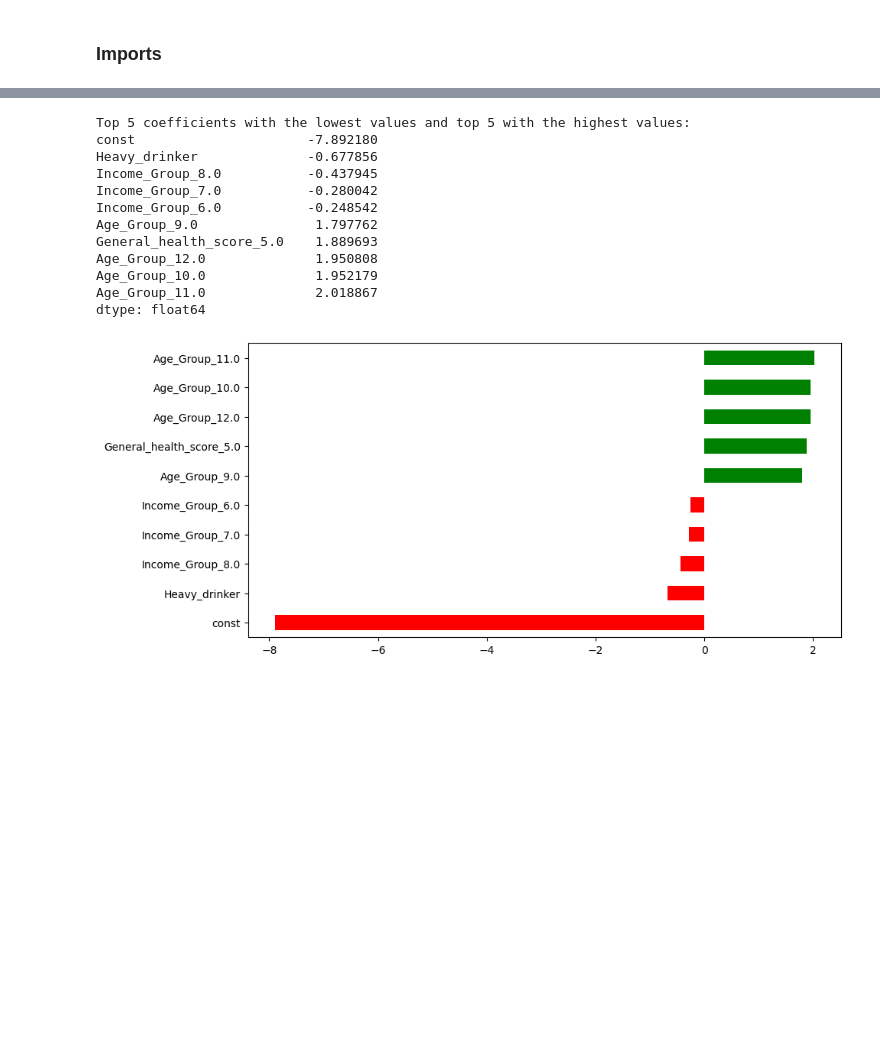
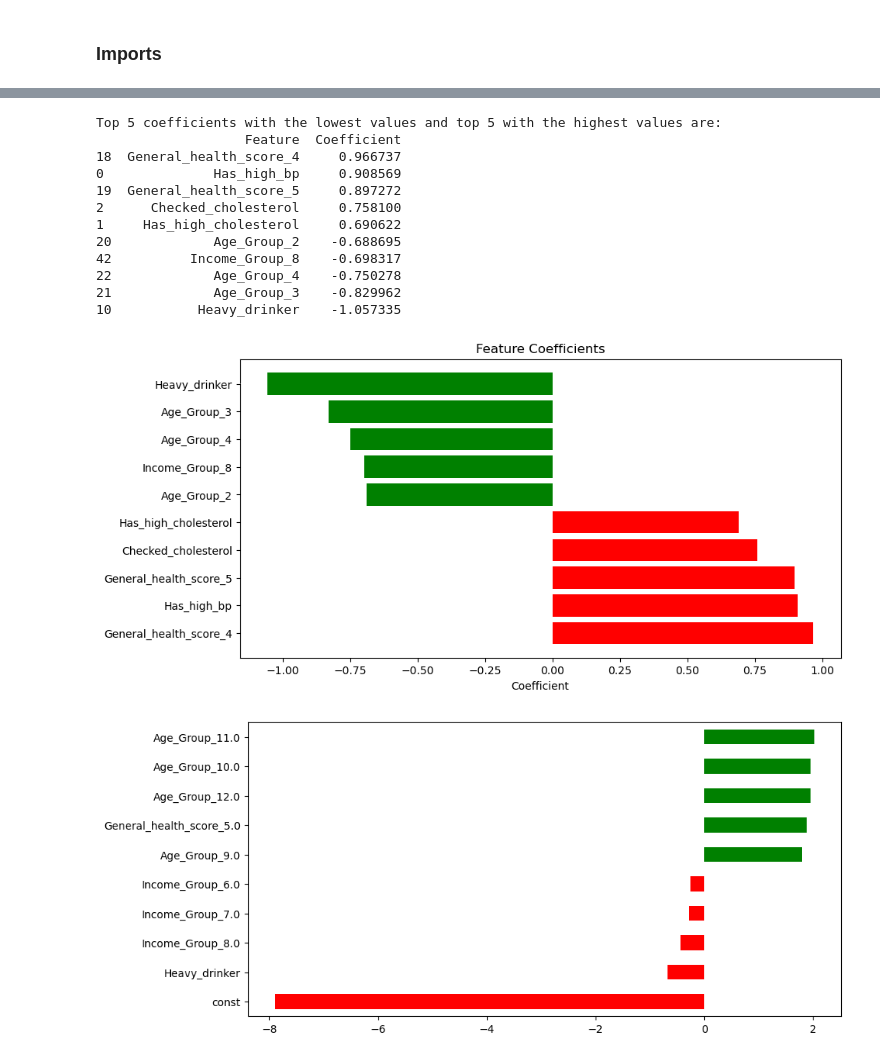
Before and after one commit to diego2017/capstone_disease_predictor, a Jupyter notebook: notebooks/04a-modelling_log_reg.ipynb, the cells around one changed output, grey strips where cells are left out. Drawn from its saved outputs; the diff is of its cells as text; code cells hidden in the pictures; blank space fills up the shorter version.

```diff
--- a/notebooks/04-modelling.ipynb
+++ b/notebooks/04a-modelling_log_reg.ipynb
@@ -239,0 +200,16 @@ The baseline model accuracy is: 84.945%
+# %%
+# Get coefficients and intercept from the optimised model
+coefficients = optimised_log_reg.coef_.flatten()  # Flatten the coefficients array
+intercept = optimised_log_reg.intercept_
+
+# Get names of columns
+feature_names = X_rem.columns
+
+# Create dataframe with features and their coefficient values
+features_df = pd.DataFrame({'Feature': feature_names, 'Coefficient': coefficients})
+
+# Sort rows based on the coefficient value
+sorted_features_df = features_df.sort_values(by='Coefficient', ascending=False)
+
+# Display the DataFrame
+print(sorted_features_df)
@@ -240,10 +234,7 @@ The baseline model accuracy is: 84.945%
 # %%
-
-sorted_coef = logit_fitted.params.sort_values()
-
-#get the top and bottom coef
-low_5_coef = sorted_coef.head(5)
-high_5_coef = sorted_coef.tail(5)
+# Get the top and bottom coefficients
+low_5_coef = sorted_features_df.head(5)
+high_5_coef = sorted_features_df.tail(5)
 
 # Join them
 combined_coef = pd.concat([low_5_coef, high_5_coef])
@@ -252,18 +243,40 @@ combined_coef = pd.concat([low_5_coef, high_5_coef])
 print("Top 5 coefficients with the lowest values and top 5 with the highest values are:")
 print(combined_coef)
 # %% [output]
-Top 5 coefficients with the lowest values and top 5 with the highest values:
-const                      -7.892180
-Heavy_drinker              -0.677856
-Income_Group_8.0           -0.437945
-Income_Group_7.0           -0.280042
-Income_Group_6.0           -0.248542
-Age_Group_9.0               1.797762
-General_health_score_5.0    1.889693
-Age_Group_12.0              1.950808
-Age_Group_10.0              1.952179
-Age_Group_11.0              2.018867
-dtype: float64
+Top 5 coefficients with the lowest values and top 5 with the highest values are:
+                   Feature  Coefficient
+18  General_health_score_4     0.966737
+0              Has_high_bp     0.908569
+19  General_health_score_5     0.897272
+2      Checked_cholesterol     0.758100
+1     Has_high_cholesterol     0.690622
+20             Age_Group_2    -0.688695
+42          Income_Group_8    -0.698317
+22             Age_Group_4    -0.750278
+21             Age_Group_3    -0.829962
+10           Heavy_drinker    -1.057335
+# %%
+# Create a visualisation:
+# Assign colors based on 'Coefficient' values
+colors = ['green' if x < 0 else 'red' for x in combined_coef['Coefficient']]
+
+# Create barh plot
+plt.figure(figsize=(10, 5))
+plt.barh(combined_coef['Feature'], combined_coef['Coefficient'], color=colors)
+plt.xlabel('Coefficient')
+plt.title('Feature Coefficients')
+
+# Add the values to the bars
+for index, value in enumerate(combined_coef['Coefficient']):
+    if value < 0:
+        plt.text(value, index, f'{value:.2f}', va='center', ha='right', color='white')
+    else:
+        plt.text(value, index, f'{value:.2f}', va='center', ha='left', color='white')
+
+# Show the plot
+plt.show()
+# %% [output]
+[figure, added]
 # %%
 #create a visualisation:
 colour = ['red' if x < 0 else 'green' for x in combined_coef]
```
Also changed, not shown: parts of 32 cells of this notebook, 2 other files.
